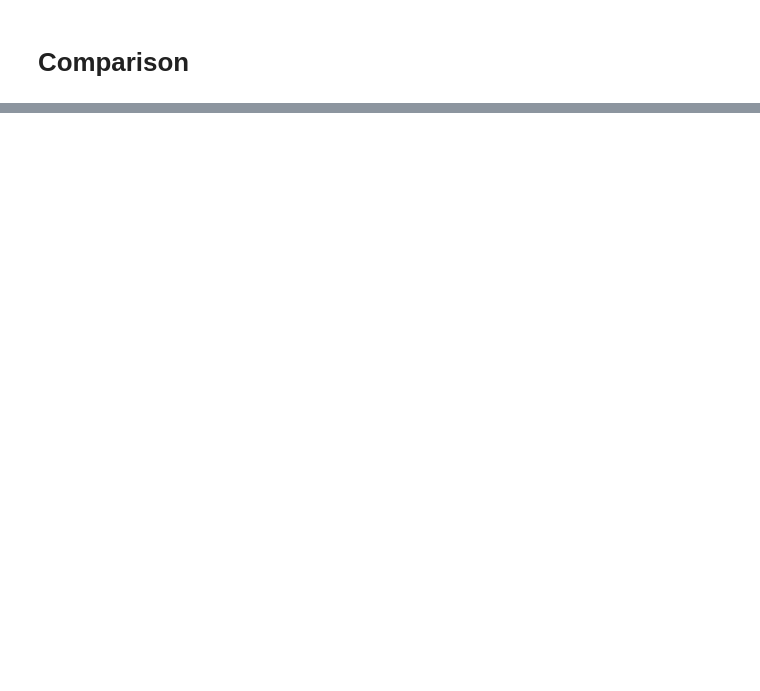
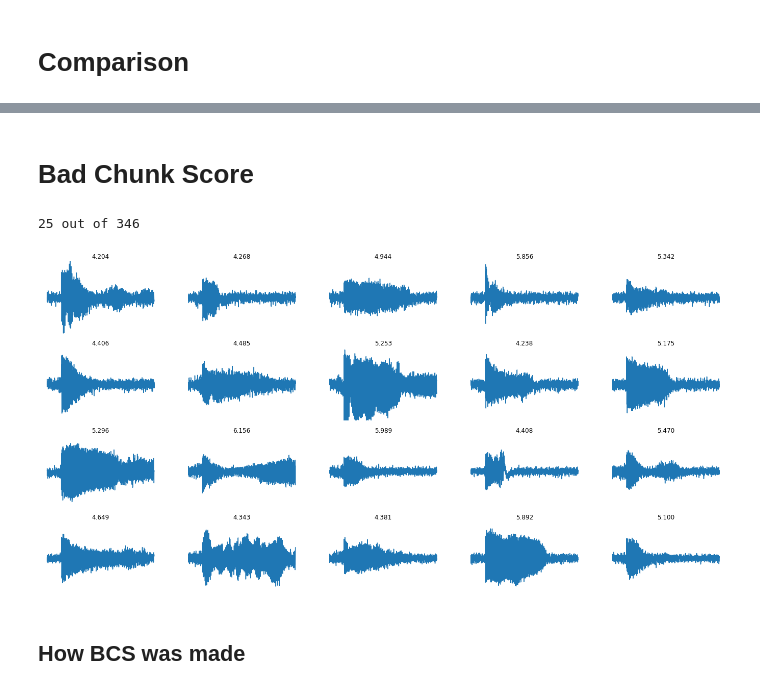
Before and after one commit to kalfasyan/wbai, a Jupyter notebook: Experiment-notebooks/100_SD_vs_RPi.ipynb, the cells around one changed output, grey strips where cells are left out. Saved outputs shown, nothing was run; the diff lists cells and outputs as text; code cells hidden in the pictures; blank space fills up the shorter version.

```diff
--- a/Experiment-notebooks/100_SD_vs_RPi.ipynb
+++ b/Experiment-notebooks/100_SD_vs_RPi.ipynb
@@ -141,0 +137,18 @@ np_hist(df_rpi, 'peaks', res=1)
+# %% [markdown]
+# Bad Chunk Score
+# %%
+bcs = 4.2
+
+df = df_rpi[df_rpi.badchunkscore>bcs]
+print(f"{df.shape[0]} out of {df_rpi.shape[0]}")
+
+plt.figure(figsize=(24,12))
+for i in tqdm(range(20)):
+    plt.subplot(4,5,i+1)
+    plt.plot(open_wingbeat(df.x.iloc[i]).squeeze().numpy())
+    plt.ylim(-.03,.03)
+    plt.axis('off')
+    plt.title(f"{df.badchunkscore.iloc[i]:.3f}")
+# %% [output]
+25 out of 346
+[figure, added]
@@ -141,0 +159,2 @@ np_hist(df_rpi, 'peaks', res=1)
+# %% [markdown]
+## How BCS was made
```
Also changed, not shown: parts of 19 cells of this notebook, 8 other files.
